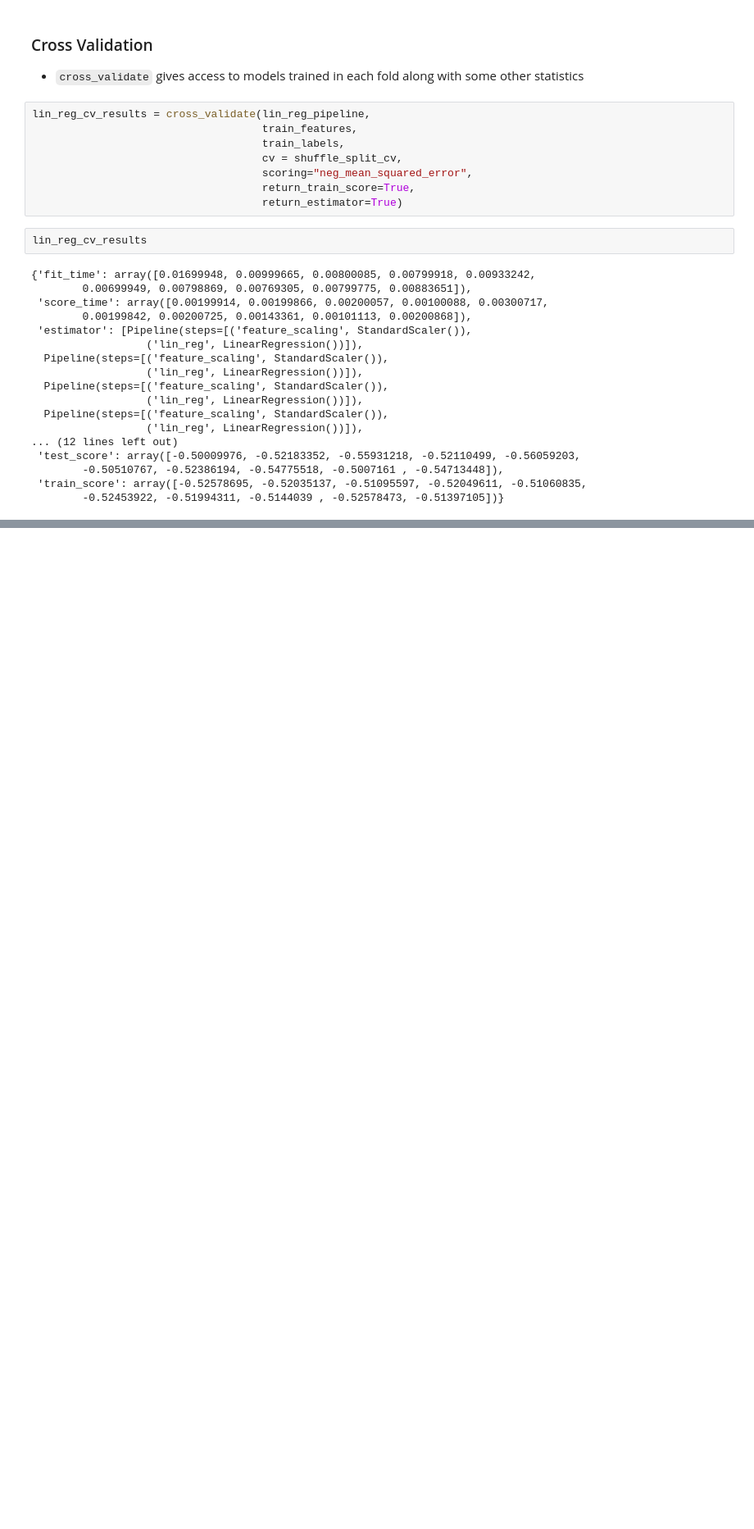
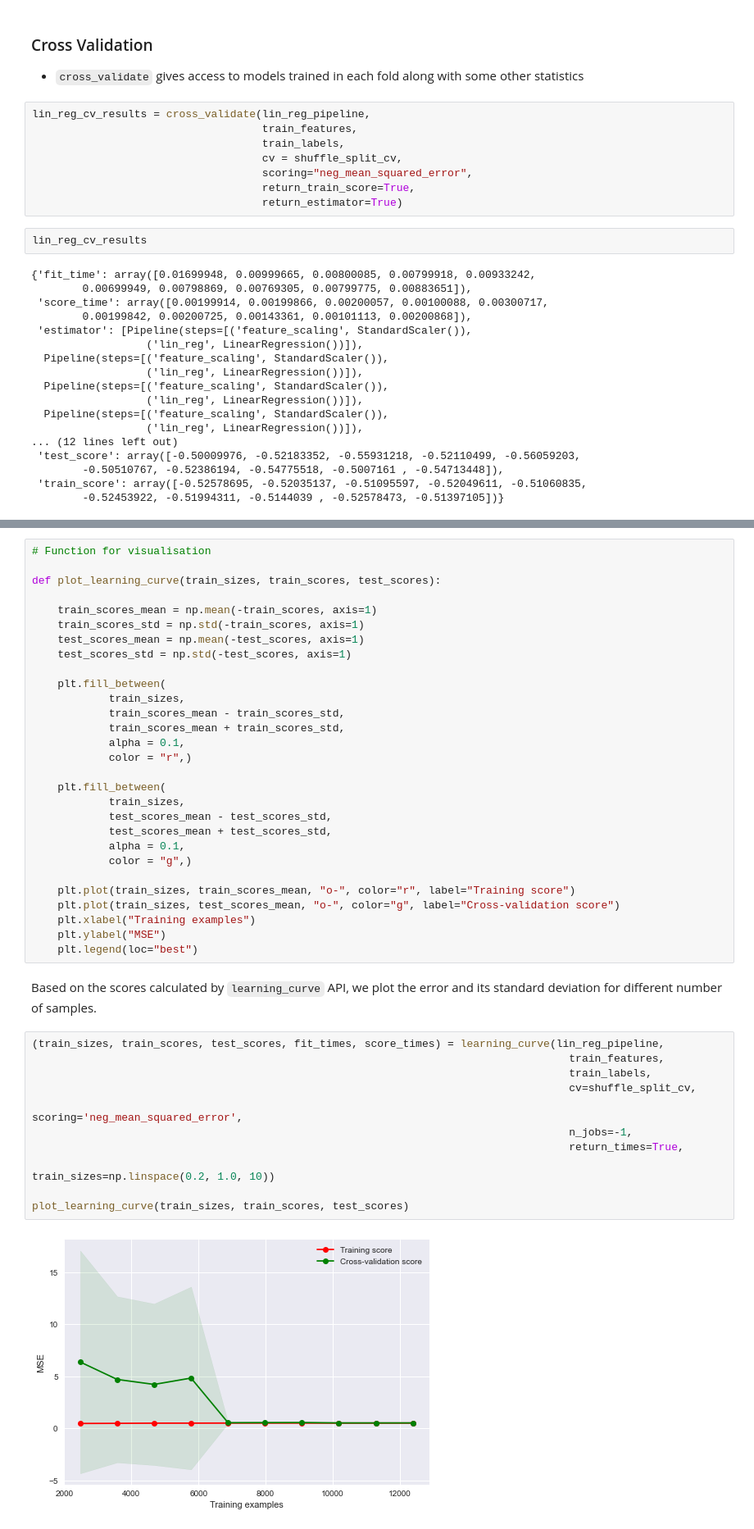
Before and after one commit to esviswajith95/MLP, a Jupyter notebook: Linear regresion.ipynb, the cells around one changed output, grey strips where cells are left out. Shown: that part at 82% size. Cells and saved outputs as stored; diff of their text form; blank space fills up the shorter version.

```diff
--- a/Linear regresion.ipynb
+++ b/Linear regresion.ipynb
@@ -180,0 +205,44 @@ lin_reg_cv_results
+# %%
+# Function for visualisation
+
+def plot_learning_curve(train_sizes, train_scores, test_scores):
+
+    train_scores_mean = np.mean(-train_scores, axis=1)
+    train_scores_std = np.std(-train_scores, axis=1)
+    test_scores_mean = np.mean(-test_scores, axis=1)
+    test_scores_std = np.std(-test_scores, axis=1)
+
+    plt.fill_between(
+            train_sizes,
+            train_scores_mean - train_scores_std,
+            train_scores_mean + train_scores_std,
+            alpha = 0.1,
+            color = "r",)
+
+    plt.fill_between(
+            train_sizes,
+            test_scores_mean - test_scores_std,
+            test_scores_mean + test_scores_std,
+            alpha = 0.1,
+            color = "g",)
+
+    plt.plot(train_sizes, train_scores_mean, "o-", color="r", label="Training score")
+    plt.plot(train_sizes, test_scores_mean, "o-", color="g", label="Cross-validation score")
+    plt.xlabel("Training examples")
+    plt.ylabel("MSE")
+    plt.legend(loc="best")
+# %% [markdown]
+Based on the scores calculated by `learning_curve` API, we plot the error and its standard deviation for different number of samples.
+# %%
+(train_sizes, train_scores, test_scores, fit_times, score_times) = learning_curve(lin_reg_pipeline,
+                                                                                    train_features,
+                                                                                    train_labels,
+                                                                                    cv=shuffle_split_cv,
+                                                                                    scoring='neg_mean_squared_error',
+                                                                                    n_jobs=-1,
+                                                                                    return_times=True,
+                                                                                    train_sizes=np.linspace(0.2, 1.0, 10))
+
+plot_learning_curve(train_sizes, train_scores, test_scores)
+# %% [output]
+[figure, added]
```
Also changed, not shown: parts of 25 cells of this notebook.
